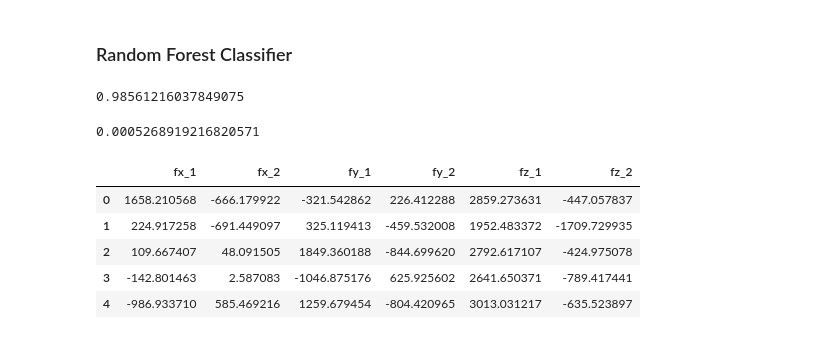
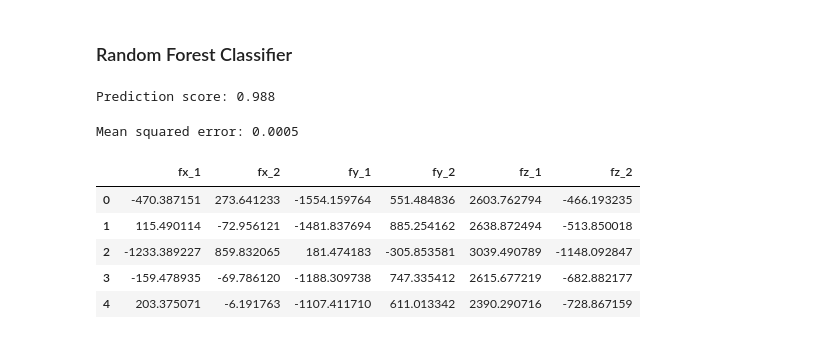
Before and after one commit to rachelthorp/machine_learning_soln, a Jupyter notebook: rthorp_machina_hw.ipynb, the cells around one changed output. Saved outputs shown, nothing was run; the diff lists cells and outputs as text; code cells hidden in the pictures.

```diff
--- a/rthorp_machina_hw.ipynb
+++ b/rthorp_machina_hw.ipynb
@@ -82,28 +91,27 @@ yn_test  = (y_test  - y_train.min())/(y_train.max()-y_train.min())
 # %% [markdown]
 ### Random Forest Classifier
 # %%
-rf = RandomForestRegressor().fit(xn_train, yn_train)
+rf = RandomForestRegressor(n_estimators=200, max_depth=50).fit(xn_train, yn_train)
 # %%
 # Resulting prediction score (coefficient of determiniation) using held-out test set:
-rf.score(xn_test, yn_test)
+print("Prediction score: {:.3f}".format(rf.score(xn_test, yn_test)))
 # %% [output]
-0.98561216037849075
+Prediction score: 0.988
 # %%
-yn_predict = rf.predict(xn_test)
+yn_predict = pd.DataFrame(rf.predict(xn_test), columns=y_test.columns)
 
-# And mean-squared error:
-MSE(yn_test, yn_predict)
+# And mean squared error:
+print("Mean squared error: {:.4f}".format(MSE(yn_test, yn_predict)))
 # %% [output]
-0.0005268919216820571
+Mean squared error: 0.0005
 # %%
 # get unnormalized force predictions:
 y_predict = np.multiply(yn_predict,(y_train.max()-y_train.min()).tolist()) + y_train.min().tolist()
-
-pd.DataFrame(y_predict, columns=y_test.columns).head()
+y_predict.head()
 # %% [output]
 |  | fx_1 | fx_2 | fy_1 | fy_2 | fz_1 | fz_2 |
-| 0 | 1658.210568 | -666.179922 | -321.542862 | 226.412288 | 2859.273631 | -447.057837 |
-| 1 | 224.917258 | -691.449097 | 325.119413 | -459.532008 | 1952.483372 | -1709.729935 |
-| 2 | 109.667407 | 48.091505 | 1849.360188 | -844.699620 | 2792.617107 | -424.975078 |
-| 3 | -142.801463 | 2.587083 | -1046.875176 | 625.925602 | 2641.650371 | -789.417441 |
-| 4 | -986.933710 | 585.469216 | 1259.679454 | -804.420965 | 3013.031217 | -635.523897 |
+| 0 | -470.387151 | 273.641233 | -1554.159764 | 551.484836 | 2603.762794 | -466.193235 |
+| 1 | 115.490114 | -72.956121 | -1481.837694 | 885.254162 | 2638.872494 | -513.850018 |
+| 2 | -1233.389227 | 859.832065 | 181.474183 | -305.853581 | 3039.490789 | -1148.092847 |
+| 3 | -159.478935 | -69.786120 | -1188.309738 | 747.335412 | 2615.677219 | -682.882177 |
+| 4 | 203.375071 | -6.191763 | -1107.411710 | 611.013342 | 2390.290716 | -728.867159 |
```
Also changed, not shown: parts of 19 cells of this notebook.
